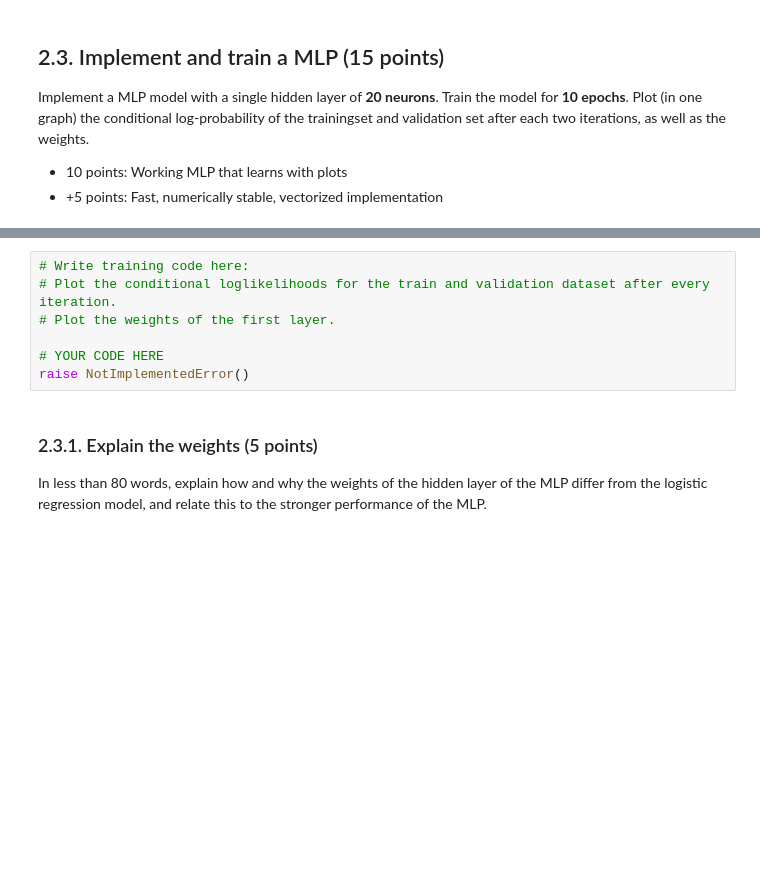
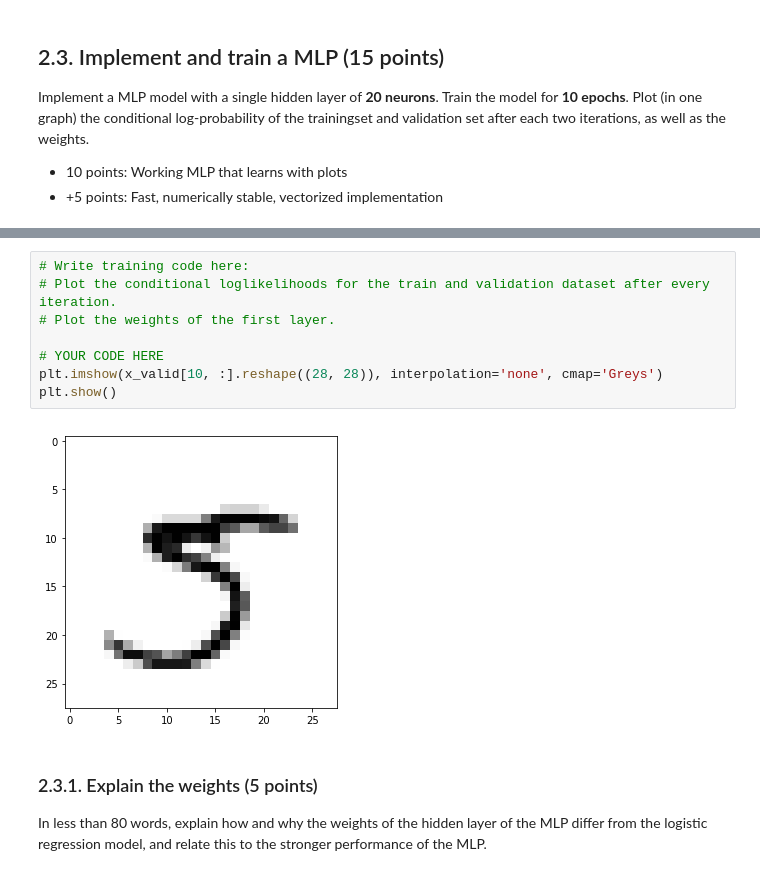
Before and after one commit to Joeri1324/machinelearning1, a Jupyter notebook: lab2/lab2.ipynb, the cells around one changed output, grey strips where cells are left out. Saved outputs shown, nothing was run; the diff lists cells and outputs as text; blank space fills up the shorter version.

```diff
--- a/lab2/lab2.ipynb
+++ b/lab2/lab2.ipynb
@@ -394,10 +523,13 @@ raise NotImplementedError()
 # %%
 # Write training code here:
 # Plot the conditional loglikelihoods for the train and validation dataset after every iteration.
 # Plot the weights of the first layer.
 
 # YOUR CODE HERE
-raise NotImplementedError()
+plt.imshow(x_valid[10, :].reshape((28, 28)), interpolation='none', cmap='Greys')
+plt.show()
+# %% [output]
+[figure, added]
 # %% [markdown]
 ### 2.3.1. Explain the weights (5 points)
 In less than 80 words, explain how and why the weights of the hidden layer of the MLP differ from the logistic regression model, and relate this to the stronger performance of the MLP.
```
Also changed, not shown: parts of 18 cells of this notebook.
